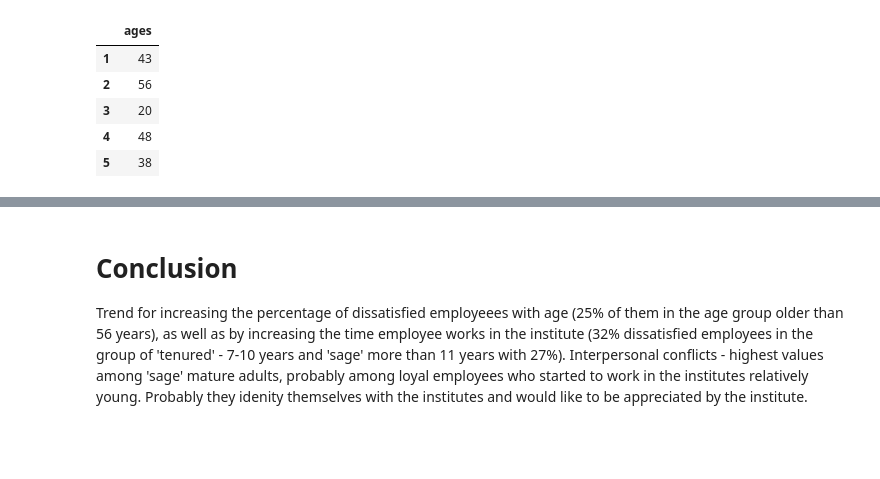
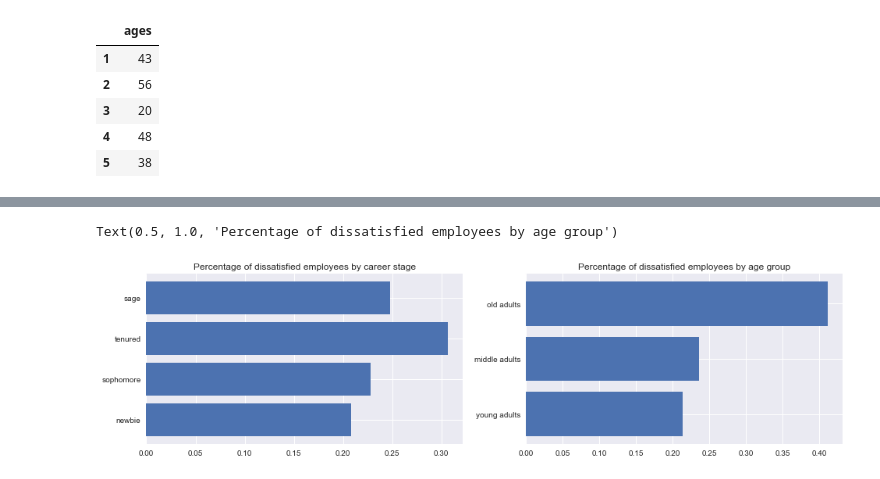
Before and after one commit to kafka-polka-dot/jupyter_projects, a Jupyter notebook: exit_surveys/surveys.ipynb, the cells around one changed output, grey strips where cells are left out. Saved outputs shown, nothing was run; the diff lists cells and outputs as text; code cells hidden in the pictures; blank space fills up the shorter version.

```diff
--- a/exit_surveys/surveys.ipynb
+++ b/exit_surveys/surveys.ipynb
@@ -749,8 +699,13 @@ ages_means.head()
 | 4 | 48 |
 | 5 | 38 |
 # %%
-cut_labels = ['young adults', 'mature adults', 'older adults']
-cut_bins = [0, 25, 55, 100]
-exit_survey['age_group'] = pd.cut(ages_means['ages'], bins=cut_bins, labels=cut_labels)
+# set the pattern
+cut_labels = ['young adults', 'middle adults', 'old adults']
+cut_bins = [0, 30, 60, 100]
+
+# cut the data
+exit_survey['age_group'] = pd.cut(ages_means['ages'], bins=cut_bins, labels=cut_labels, right=False)
+
+# check result
 exit_survey['age_group'].value_counts()
 # %% [output]
@@ -760,0 +720,8 @@ Name: age_group, dtype: int64
+# %%
+# calculate percentages for every career stage
+count_dissatisfied = pd.pivot_table(exit_survey, values=['dissatisfied'], index='career_stage')
+
+# reorder labels and plot bar chart
+stages_reorder = ['newbie', 'sophomore', 'tenured', 'sage']
+count_dissatisfied = count_dissatisfied.reindex(stages_reorder)
+print(count_dissatisfied)
@@ -761,2 +735,3 @@ Name: age_group, dtype: int64
 # %%
-count_dissatisfied = pd.pivot_table(exit_survey, values=['dissatisfied', 'interpersonal_conflicts'], index='cats')
+# calculate percentages for every career stage
+count_dissatisfied_age = pd.pivot_table(exit_survey, values=['dissatisfied'], index='age_group')
@@ -776,2 +737,0 @@ count_dissatisfied_gender.plot(kind='bar', title='Percentage of dissatisfied emp
-# %%
-count_dissatisfied_age = pd.pivot_table(exit_survey, values=['dissatisfied', 'interpersonal_conflicts'], index='age_group')
@@ -783,3 +738,11 @@ count_dissatisfied_age.plot(kind='bar', title='Percentage of dissatisfied employ
-# %% [markdown]
-# Conclusion
-Trend for increasing the percentage of dissatisfied employeees with age (25% of them in the age group older than 56 years), as well as by increasing the time employee works in the institute (32% dissatisfied employees in the group of 'tenured' - 7-10 years and 'sage' more than 11 years with 27%). Interpersonal conflicts - highest values among 'sage' mature adults, probably among loyal employees who started to work in the institutes relatively young. Probably they idenity themselves with the institutes and would like to be appreciated by the institute.
+# %%
+fig, (ax1, ax2) = plt.subplots(1, 2, figsize=(16, 4))
+
+ax1.barh(count_dissatisfied.index, count_dissatisfied['dissatisfied'])
+ax1.set_title('Percentage of dissatisfied employees by career stage')
+
+ax2.barh(count_dissatisfied_age.index, count_dissatisfied_age['dissatisfied'])
+ax2.set_title('Percentage of dissatisfied employees by age group')
+# %% [output]
+Text(0.5, 1.0, 'Percentage of dissatisfied employees by age group')
+[figure, added]
```
Also changed, not shown: parts of 115 cells of this notebook.
